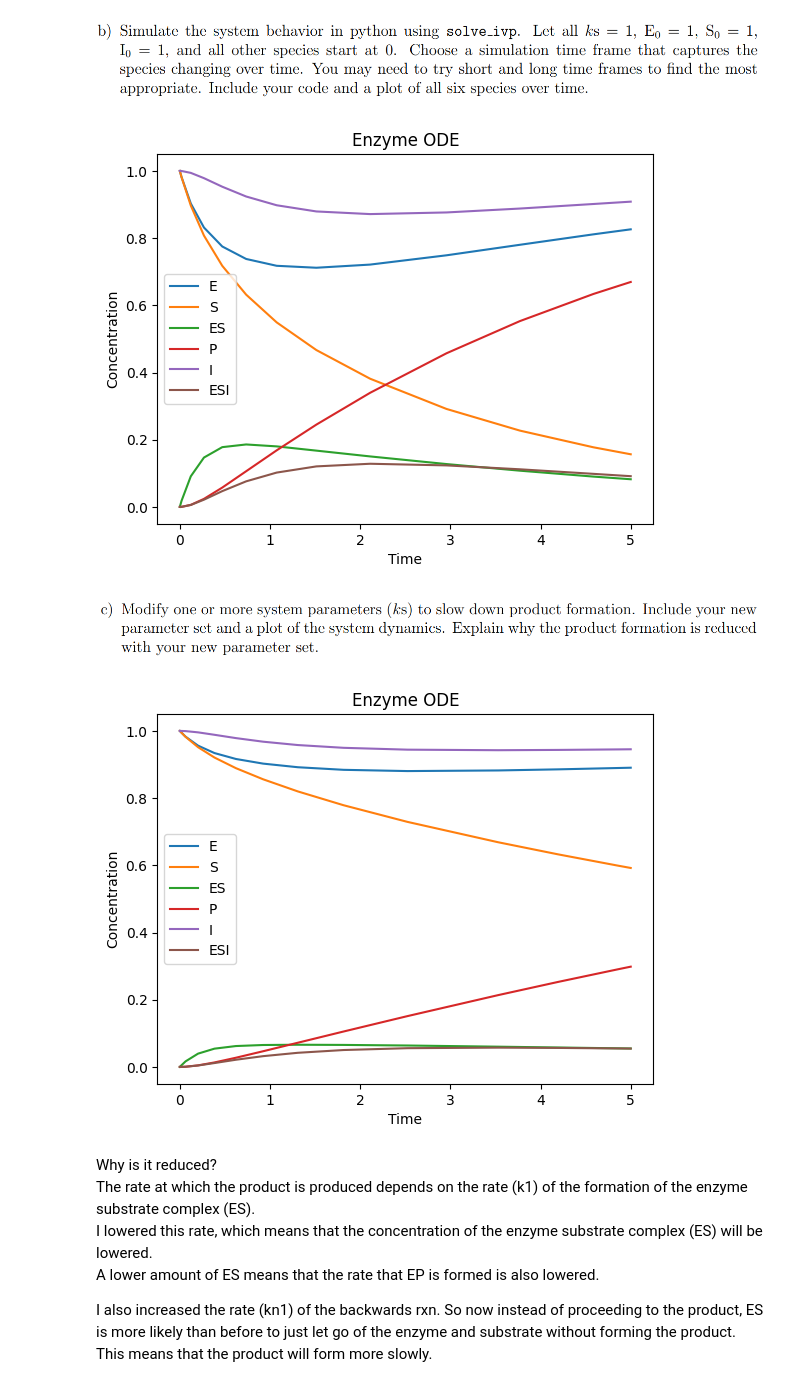
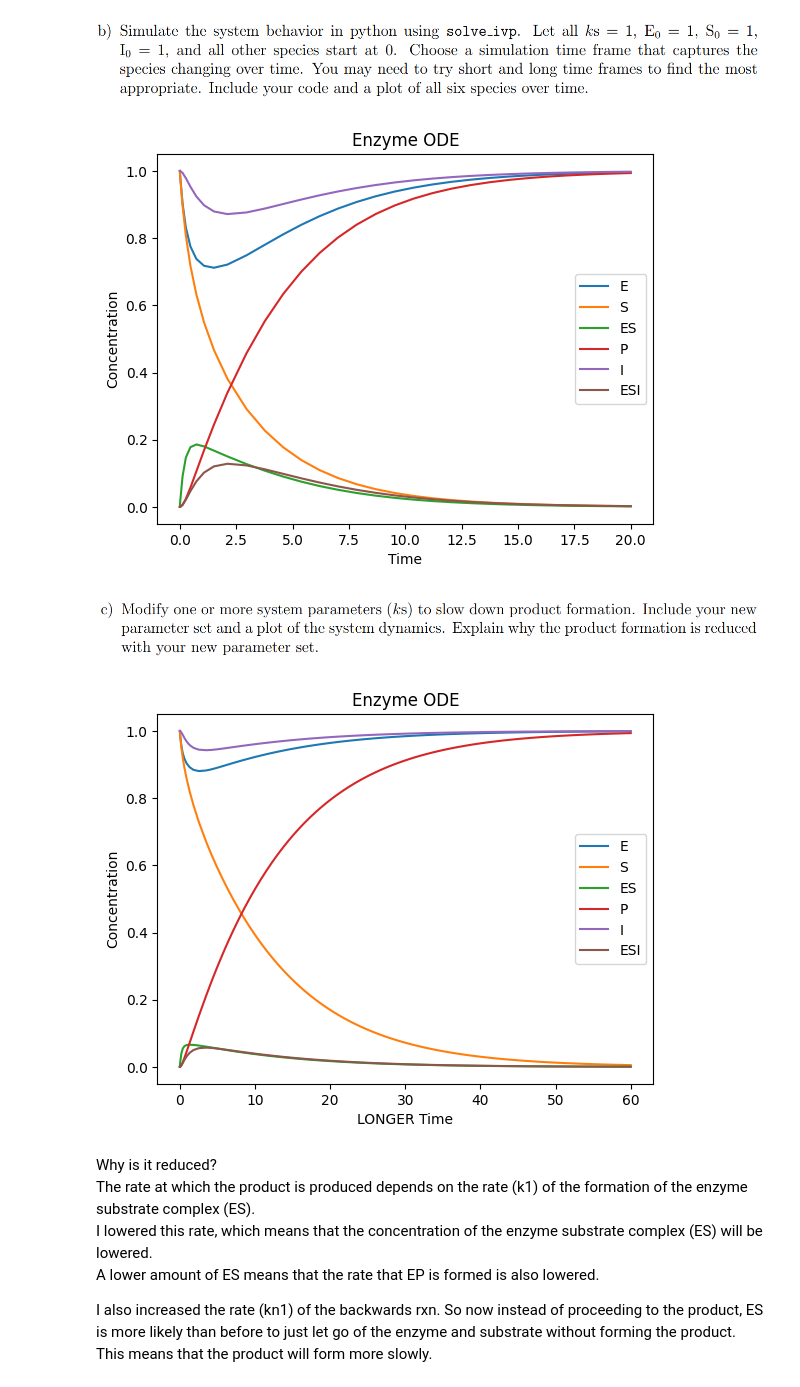
Before and after one commit to TC-Wheel/modeling_biological_systems, a Jupyter notebook: home_work/midterm.ipynb, the cells around one changed output. Drawn from its saved outputs; the diff is of its cells as text; code cells hidden in the pictures.

```diff
--- a/home_work/midterm.ipynb
+++ b/home_work/midterm.ipynb
@@ -108,35 +108,35 @@ def enzyme_ODE(t, y):
     # differential equations
     dedt = - k1 * e * s + kn1 * es + k2 * es
     dsdt = -k1 * e * s + kn1 * es
     desdt = k1 * e * s - kn1 * es - k2 * es - k3 * es * I + kn3 * esi
     dpdt = k2 * es
     dIdt = - k3 * es * I + kn3 * esi
     desidt = - kn3 * esi + k3 * es * I
 
     #outputs the deriviates for each of the species
     dydt = [dedt, dsdt, desdt, dpdt, dIdt, desidt] # repack dydt
     # the Y var needs to be the same size as the dydt!
 
     return dydt
 
 # the time interval of the simulation
-tspan = [0,5]
+tspan = [0,20]
 
 # set initial conditions
 y = [1,1,0,0,1,0] # 'E', 'S', 'ES', 'P', 'I', 'ESI'
 
 # integrate the ODE
 sol = solve_ivp(enzyme_ODE, tspan, y)
 
 #plot the results
 plt.plot(sol.t, sol.y.T) #the T is the transpose to get the dimensions right for plotting
 plt.legend(['E', 'S', 'ES', 'P', 'I', 'ESI'])
 plt.title('Enzyme ODE')
 plt.xlabel('Time')
 plt.ylabel('Concentration')
 plt.show()
 # %% [output]
-[figure, old version]
+[figure, new version]
 # %% [markdown]
 ![image.png](attachment:image.png)
 # %%
@@ -168,7 +168,8 @@ def enzyme_ODE(t, y):
     return dydt
 
 # the time interval of the simulation
-tspan = [0,5]
+'''MUCH LONGER INTERVAL'''
+tspan = [0,60]
 
 # set initial conditions
 y = [1,1,0,0,1,0] # 'E', 'S', 'ES', 'P', 'I', 'ESI'
@@ -180,11 +181,11 @@ sol = solve_ivp(enzyme_ODE, tspan, y)
 plt.plot(sol.t, sol.y.T) #the T is the transpose to get the dimensions right for plotting
 plt.legend(['E', 'S', 'ES', 'P', 'I', 'ESI'])
 plt.title('Enzyme ODE')
-plt.xlabel('Time')
+plt.xlabel('LONGER Time')
 plt.ylabel('Concentration')
 plt.show()
 # %% [output]
-[figure, old version]
+[figure, new version]
 # %% [markdown]
 Why is it reduced?
 The rate at which the product is produced depends on the rate (k1) of the formation of the enzyme substrate complex (ES).
```
Also changed, not shown: parts of 3 cells of this notebook.
